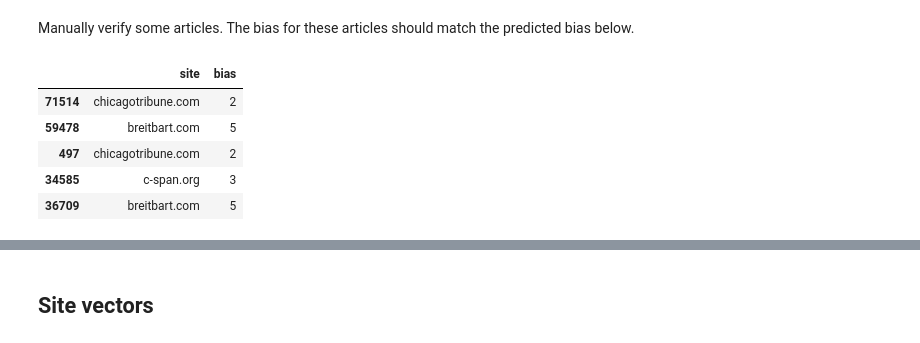
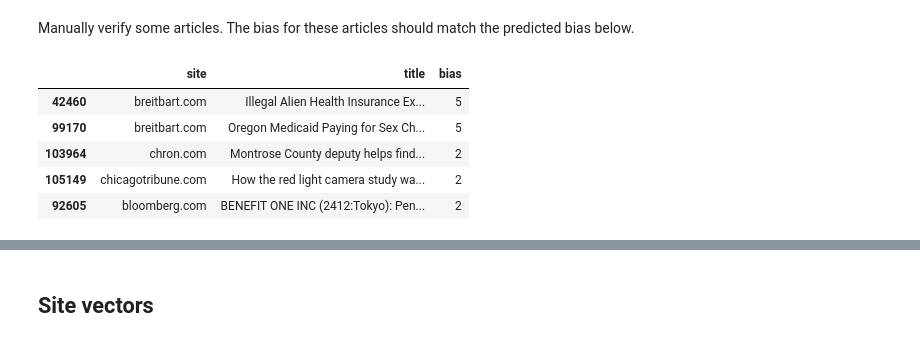
Before and after one commit to zermelozf/newspapers-clustering, a Jupyter notebook: python-scripts/nn-classifier-keras-title.ipynb, the cells around one changed output, grey strips where cells are left out. Cells and saved outputs as stored; diff of their text form; code cells hidden in the pictures.

```diff
--- a/python-scripts/nn-classifier-keras-title.ipynb
+++ b/python-scripts/nn-classifier-keras-title.ipynb
@@ -56,7 +63,7 @@ Keep the most common words as vocabulary, replace the words out of vocabulary by
 # %%
 from collections import Counter
 
-vocab_size = 5000
+vocab_size = 100000
 
 def flatten(l):
     flat_list = [item for sublist in l for item in sublist]
@@ -201,13 +186,13 @@ Epoch 3/3
 Manually verify some articles. The bias for these articles should match the predicted bias below.
 # %%
 df_sample = df_test.sample(5)
-df_sample[['site', 'bias']]
+df_sample[['site', 'title', 'bias']]
 # %% [output]
-|  | site | bias |
-| 71514 | chicagotribune.com | 2 |
-| 59478 | breitbart.com | 5 |
-| 497 | chicagotribune.com | 2 |
-| 34585 | c-span.org | 3 |
-| 36709 | breitbart.com | 5 |
+|  | site | title | bias |
+| 42460 | breitbart.com | Illegal Alien Health Insurance Ex... | 5 |
+| 99170 | breitbart.com | Oregon Medicaid Paying for Sex Ch... | 5 |
+| 103964 | chron.com | Montrose County deputy helps find... | 2 |
+| 105149 | chicagotribune.com | How the red light camera study wa... | 2 |
+| 92605 | bloomberg.com | BENEFIT ONE INC (2412:Tokyo): Pen... | 2 |
 # %%
 sample = sequence.pad_sequences(df_sample['words_with_oov'], maxlen=seq_len, value=0)
```
Also changed, not shown: parts of 36 cells of this notebook, 2 other files.
